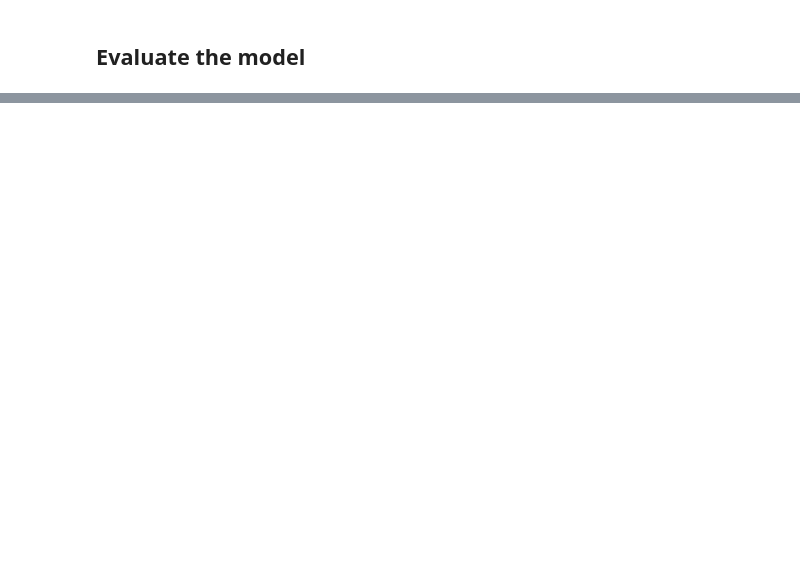
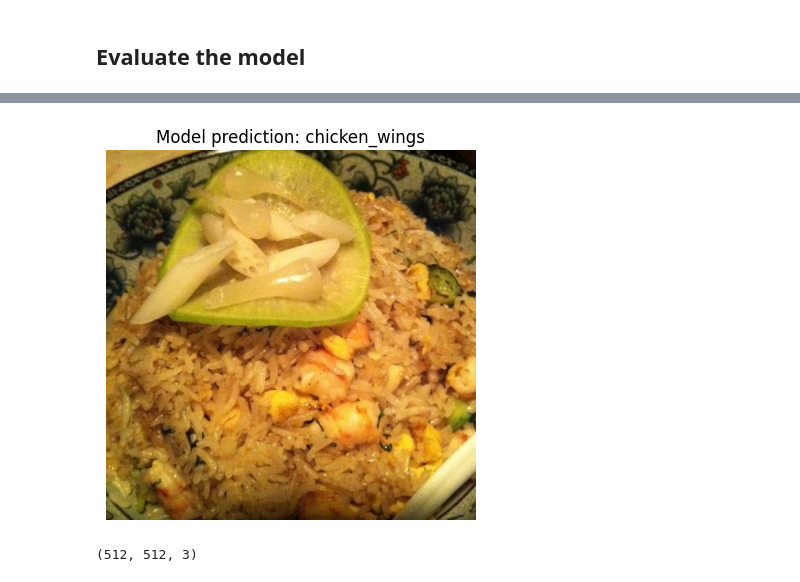
Before and after one commit to SedatParlak/tensorflow, a Jupyter notebook: 05_transfer_learning_fine_tuning_exercises.ipynb, the cells around one changed output, grey strips where cells are left out. Saved outputs shown, nothing was run; the diff lists cells and outputs as text; code cells hidden in the pictures; blank space fills up the shorter version.

```diff
--- a/05_transfer_learning_fine_tuning_exercises.ipynb
+++ b/05_transfer_learning_fine_tuning_exercises.ipynb
@@ -270,0 +547,34 @@ plot_loss_curves(model_1_history)
+# %%
+def model_prediction(model, image, class_names, img_shape=224):
+    '''
+    Import and image located at filename, makes a prediction and plot it.
+    '''
+    # Import image
+    img_path = create_random_image()
+    # Read in the image
+    img = tf.io.read_file(img_path)
+    # Decode the read file and into it tensor
+    img = tf.image.decode_image(img)
+    # Resize the image
+    img = tf.image.resize(img, size=[img_shape, img_shape])
+    # Rescale the img
+    img = img/255.
+
+    # Get the predicted class
+    pred = model_1.predict(tf.expand_dims(img, axis=0), verbose=0)
+    pred_class = class_names[pred.argmax()]
+     # Plot image and predicted class
+    img = mpimg.imread(image)
+    plt.imshow(img)
+    plt.title(f'Model prediction: {pred_class}')
+    plt.axis(False)
+    plt.show()
+    return img.shape
+# %%
+model_prediction(model=model_1,
+                 image=create_random_image(),
+                 class_names=test_data.class_names,
+                 )
+# %% [output]
+[figure, added]
+(512, 512, 3)
```
Also changed, not shown: parts of 40 cells of this notebook.
